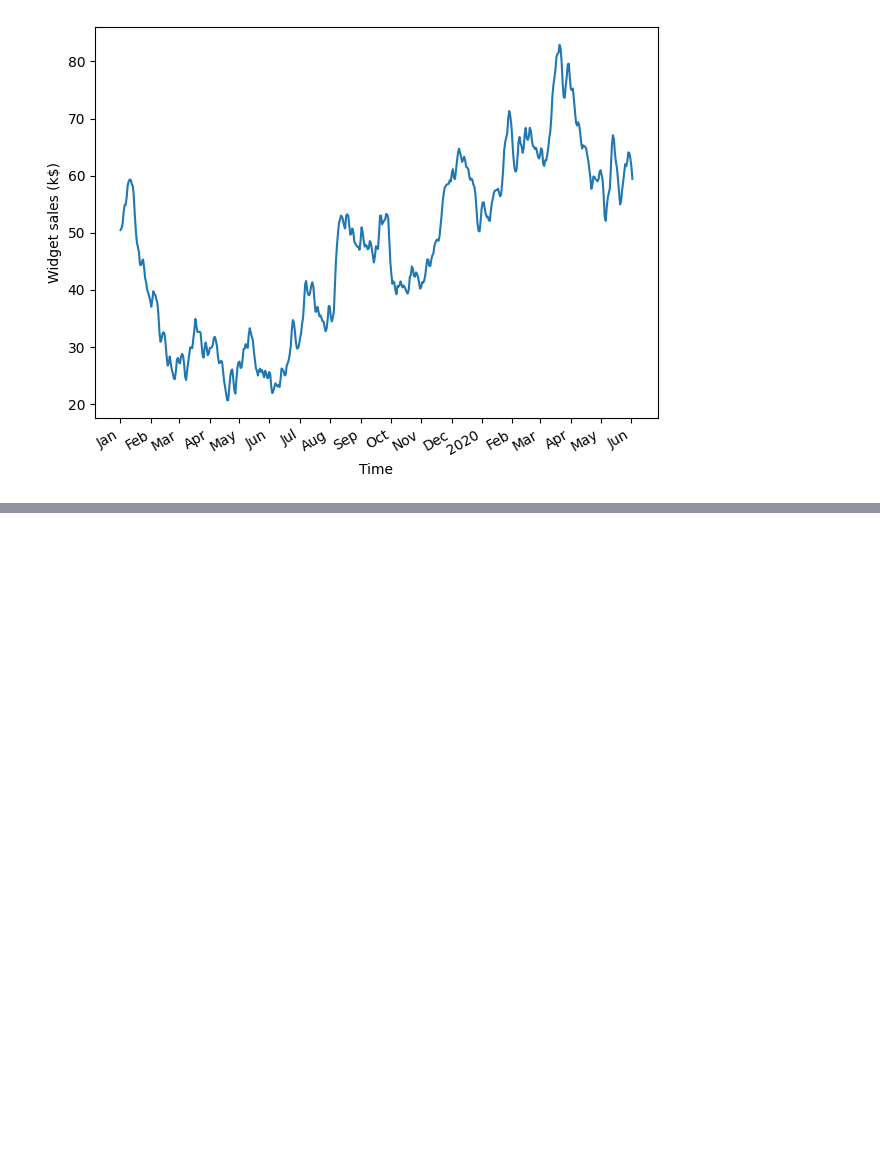
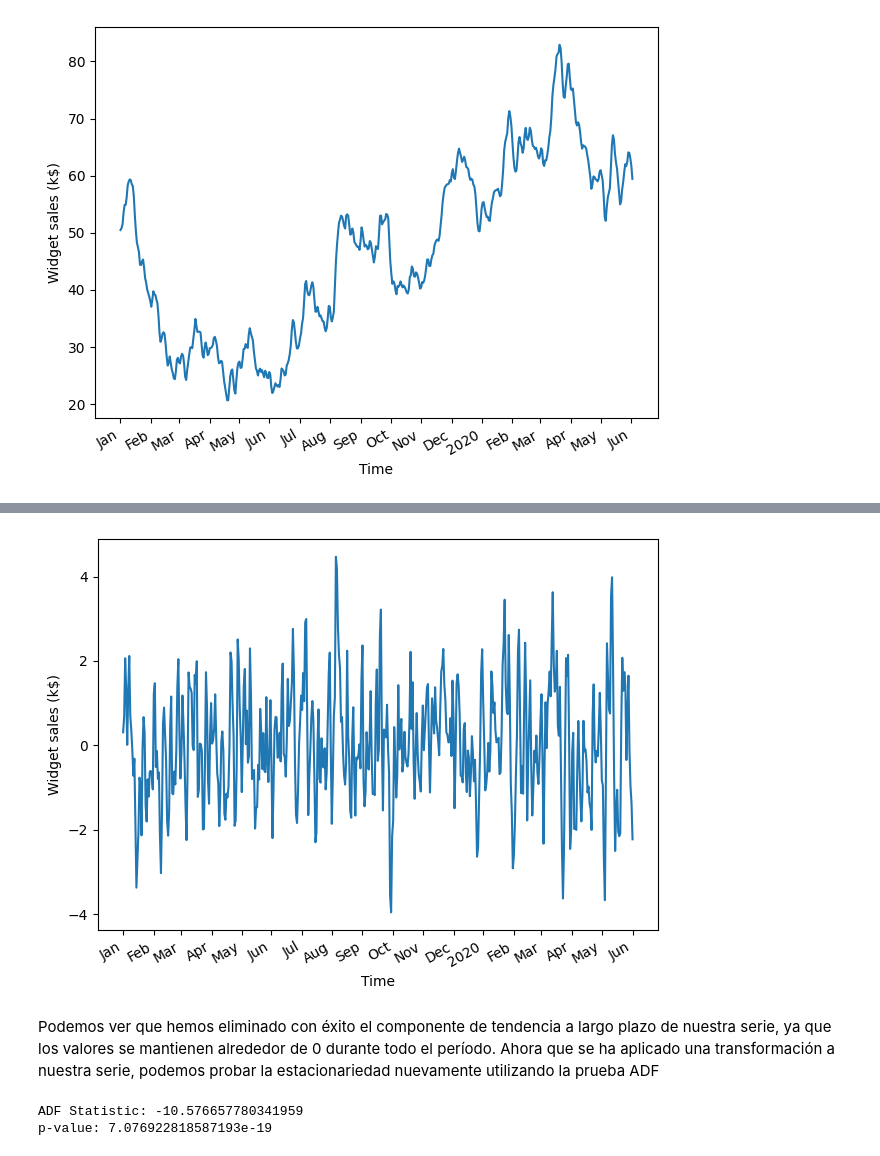
Before and after one commit to luiscxz/Series-Temporales, a Jupyter notebook: Cap4-Modelando un proceso de media móvil.ipynb, the cells around one changed output, grey strips where cells are left out. Cells and saved outputs as stored; diff of their text form; code cells hidden in the pictures; blank space fills up the shorter version.

```diff
--- a/Cap4-Modelando un proceso de media móvil.ipynb
+++ b/Cap4-Modelando un proceso de media móvil.ipynb
@@ -57,0 +75,25 @@ plt.tight_layout()
+# %%
+import numpy as np
+widget_sales_diff = np.diff(df['widget_sales'], n=1)
+fig, ax = plt.subplots()
+ax.plot(widget_sales_diff)
+ax.set_xlabel('Time')
+ax.set_ylabel('Widget sales (k$)')
+plt.xticks(
+[0, 30, 57, 87, 116, 145, 175, 204, 234, 264, 293, 323, 352, 382, 409,
+439, 468, 498],
+['Jan', 'Feb', 'Mar', 'Apr', 'May', 'Jun', 'Jul', 'Aug', 'Sep', 'Oct',
+'Nov', 'Dec', '2020', 'Feb', 'Mar', 'Apr', 'May', 'Jun'])
+fig.autofmt_xdate()
+plt.tight_layout()
+# %% [output]
+[figure, added]
+# %% [markdown]
+Podemos ver que hemos eliminado con éxito el componente de tendencia a largo plazo de nuestra serie, ya que los valores se mantienen alrededor de 0 durante todo el período. Ahora que se ha aplicado una transformación a nuestra serie, podemos probar la estacionariedad nuevamente utilizando la prueba ADF
+# %%
+ADF_result = adfuller(widget_sales_diff)
+print(f'ADF Statistic: {ADF_result[0]}')
+print(f'p-value: {ADF_result[1]}')
+# %% [output]
+ADF Statistic: -10.576657780341959
+p-value: 7.076922818587193e-19
```
Also changed, not shown: parts of 29 cells of this notebook.
